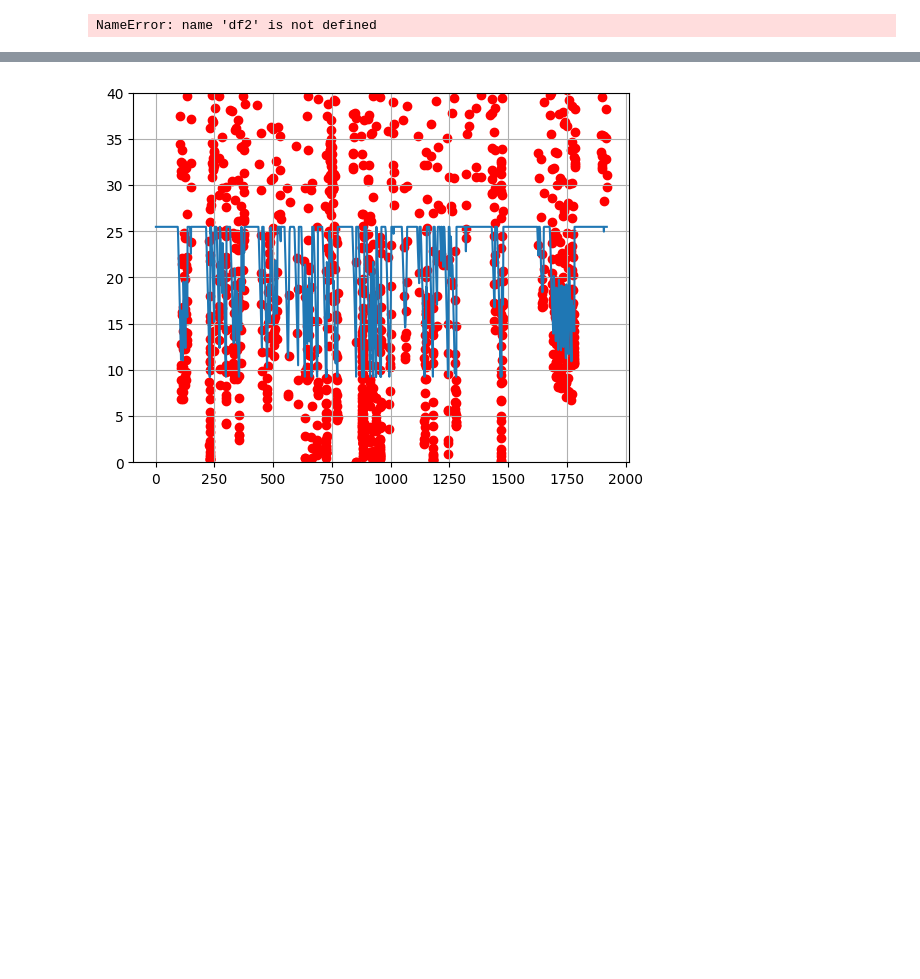
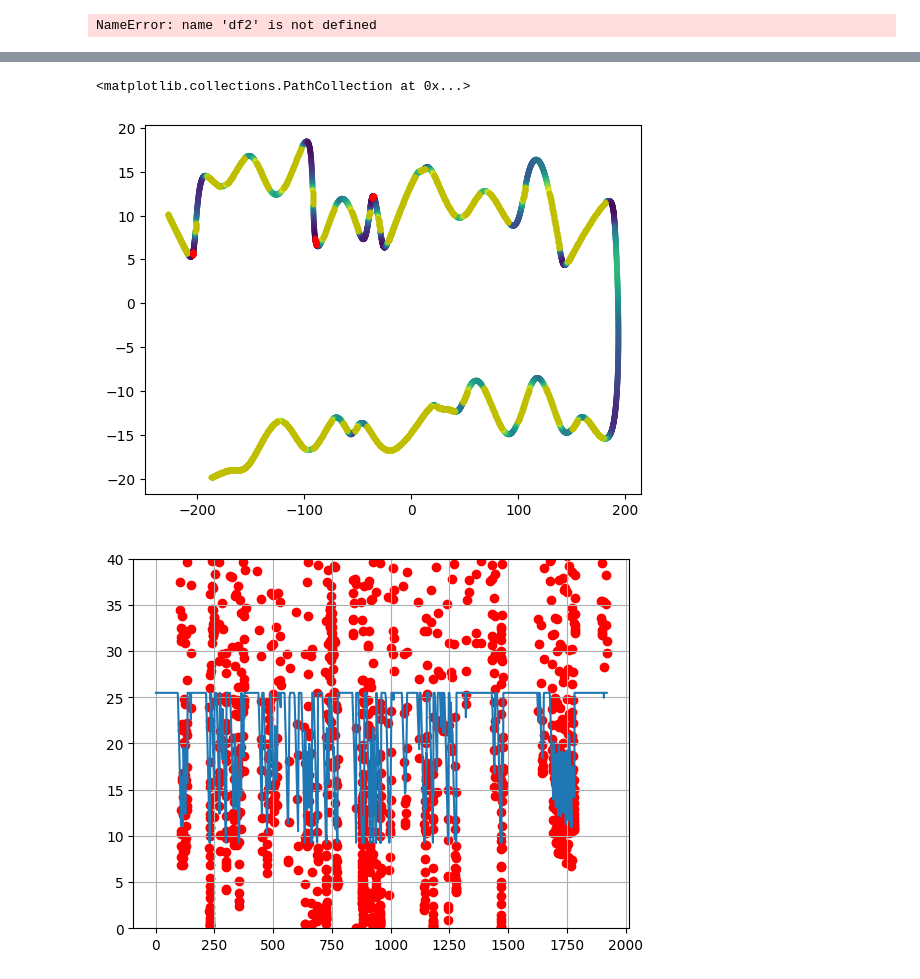
Before and after one commit to LonghornRacingElectric/jomama_lapsim, a Jupyter notebook: results/lapsim_analysis.ipynb, the cells around one changed output, grey strips where cells are left out. Saved outputs shown, nothing was run; the diff lists cells and outputs as text; code cells hidden in the pictures; blank space fills up the shorter version.

```diff
--- a/results/lapsim_analysis.ipynb
+++ b/results/lapsim_analysis.ipynb
@@ -25,3 +28,15 @@ print("TIME IN SECONDS 1 g-g diagram",df.loc[df.shape[0]-1, "time"])
+# %%
+df = pd.read_csv("autocross_michigan_2019-easy_driver.csv")
+df3 = df[df["R"] < 50]
+plt.scatter(x=df3["x"],y=df3["y"], c=df3["R"], cmap="viridis", s= 10)
+df3 = df[df["R"] > 50]
+plt.scatter(x=df3["x"],y=df3["y"], c='y', s= 10)
+df3 = df[df["R"] < 3.5]
+plt.scatter(x=df3["x"],y=df3["y"], c='r', s= 10)
+#print("TIME IN SECONDS 1 g-g diagram",df.loc[df.shape[0]-1, "time"])
+# %% [output]
+<matplotlib.collections.PathCollection at 0x...>
+[figure, added]
 # %%
 plt.plot(df["pos"], df["vel"])
 plt.grid()
```
Also changed, not shown: parts of 2 cells of this notebook, 9 other files.
